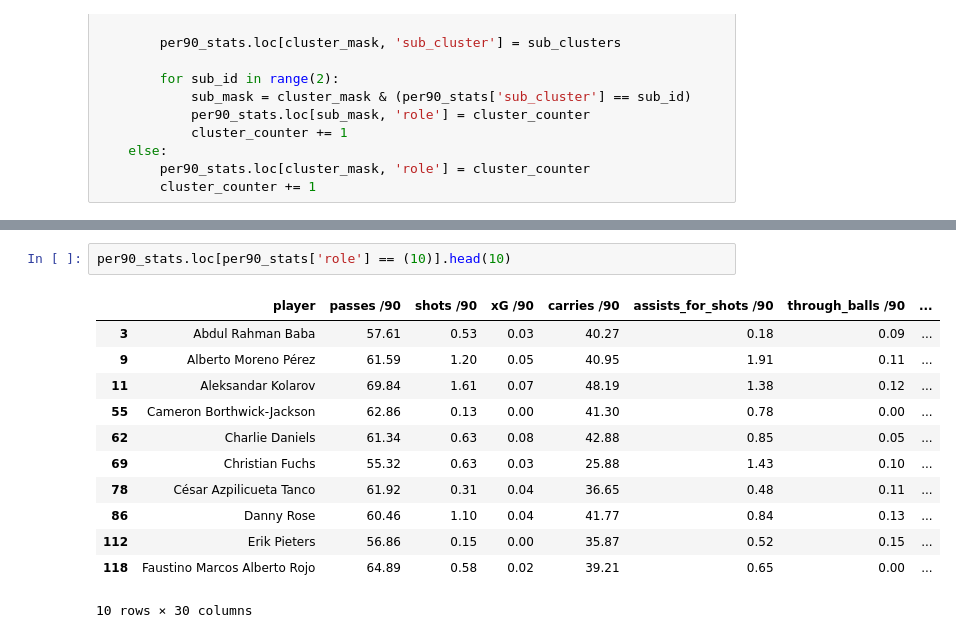
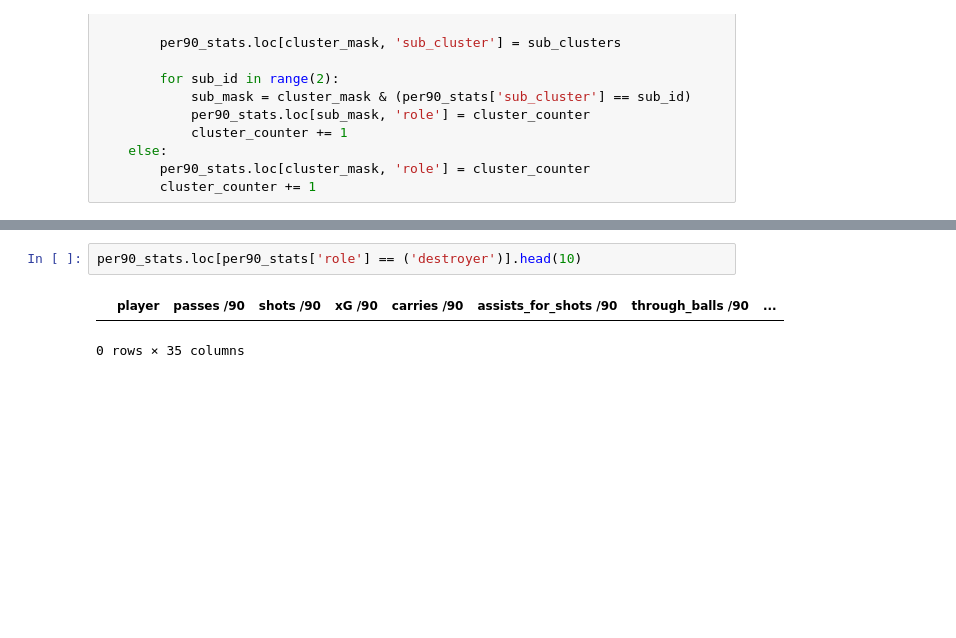
Before and after one commit to levokond/clustering-players-profiles, a Jupyter notebook: sb_data_importing.ipynb, the cells around one changed output, grey strips where cells are left out. Saved outputs shown, nothing was run; the diff lists cells and outputs as text; blank space fills up the shorter version.

```diff
--- a/sb_data_importing.ipynb
+++ b/sb_data_importing.ipynb
@@ -596,15 +596,5 @@ Main cluster 1 (roles 2 and 3):
 # %%
-per90_stats.loc[per90_stats['role'] == (10)].head(10)
+per90_stats.loc[per90_stats['role'] == ('destroyer')].head(10)
 # %% [output]
 |  | player | passes /90 | shots /90 | xG /90 | carries /90 | assists_for_shots /90 | through_balls /90 | ... |
-| 3 | Abdul Rahman Baba | 57.61 | 0.53 | 0.03 | 40.27 | 0.18 | 0.09 | ... |
-| 9 | Alberto Moreno Pérez | 61.59 | 1.20 | 0.05 | 40.95 | 1.91 | 0.11 | ... |
-| 11 | Aleksandar Kolarov | 69.84 | 1.61 | 0.07 | 48.19 | 1.38 | 0.12 | ... |
-| 55 | Cameron Borthwick-Jackson | 62.86 | 0.13 | 0.00 | 41.30 | 0.78 | 0.00 | ... |
-| 62 | Charlie Daniels | 61.34 | 0.63 | 0.08 | 42.88 | 0.85 | 0.05 | ... |
-| 69 | Christian Fuchs | 55.32 | 0.63 | 0.03 | 25.88 | 1.43 | 0.10 | ... |
-| 78 | César Azpilicueta Tanco | 61.92 | 0.31 | 0.04 | 36.65 | 0.48 | 0.11 | ... |
-| 86 | Danny Rose | 60.46 | 1.10 | 0.04 | 41.77 | 0.84 | 0.13 | ... |
-| 112 | Erik Pieters | 56.86 | 0.15 | 0.00 | 35.87 | 0.52 | 0.15 | ... |
-| 118 | Faustino Marcos Alberto Rojo | 64.89 | 0.58 | 0.02 | 39.21 | 0.65 | 0.00 | ... |
-10 rows × 30 columns
+0 rows × 35 columns
```
Also changed, not shown: parts of 12 cells of this notebook.
